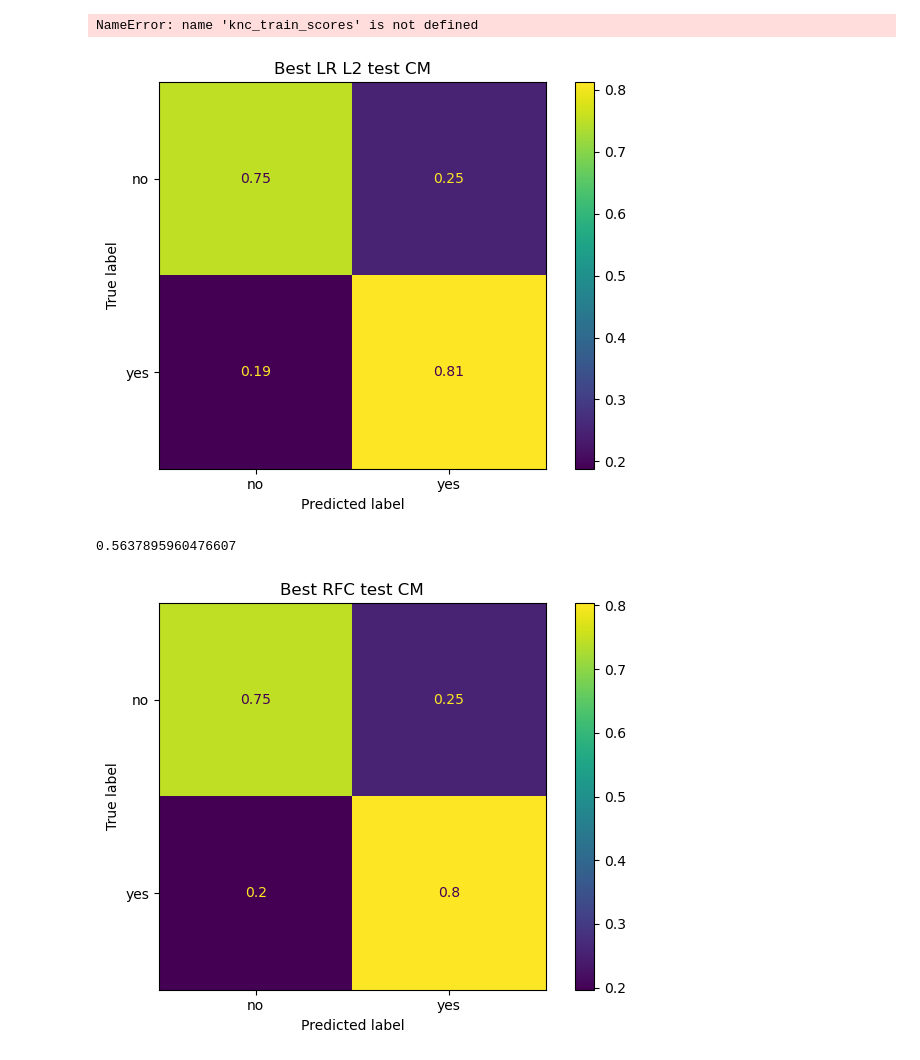
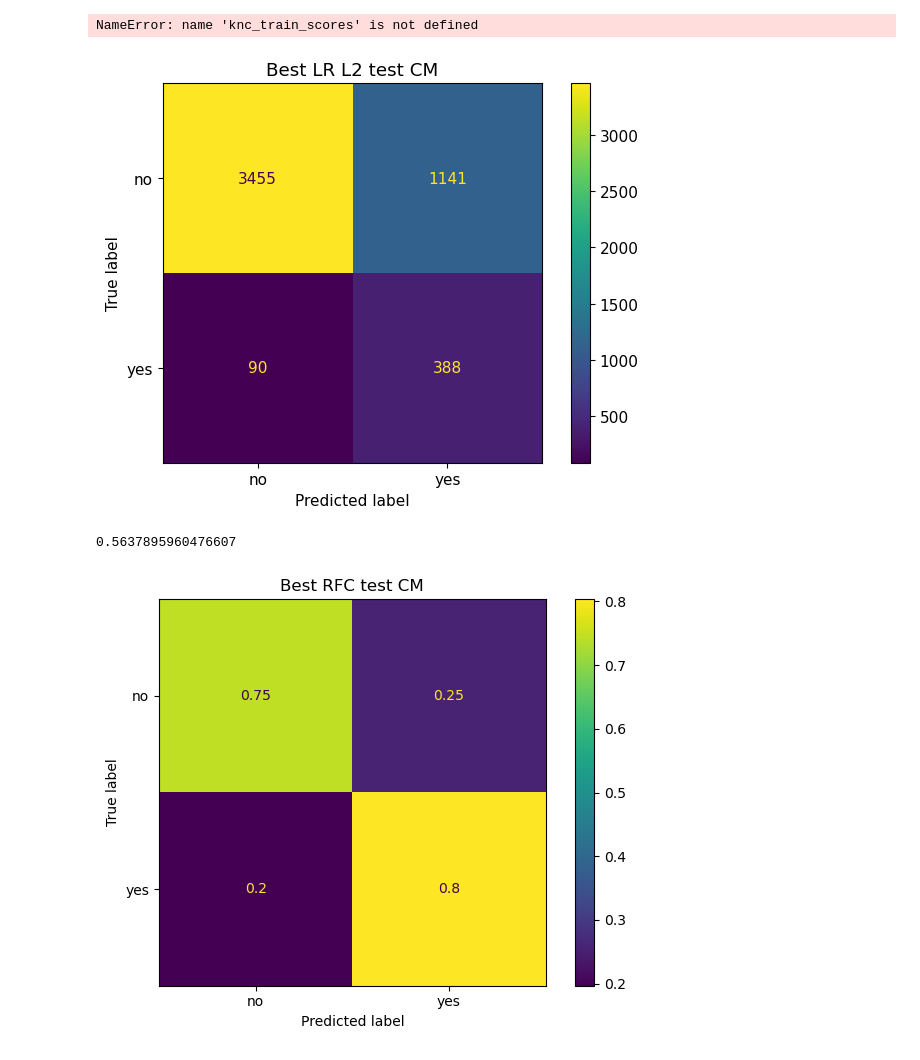
Before and after one commit to czheng27/data1030-midterm, a Jupyter notebook: final.ipynb, the cells around one changed output. Cells and saved outputs as stored; diff of their text form; code cells hidden in the pictures.

```diff
--- a/final.ipynb
+++ b/final.ipynb
@@ -644,18 +1087,18 @@ NameError: name 'knc_train_scores' is not defined
 # %%
 best_test_model = lr_best_models[np.argmax(lr_test_scores)]
 
-test_cf = confusion_matrix(y_test,best_test_model.predict(X_test),normalize='true')
+test_cf = confusion_matrix(y_test,best_test_model.predict(X_test))
 disp = ConfusionMatrixDisplay(test_cf,display_labels=['no', 'yes'])
 fig, ax = plt.subplots()
 disp.plot(ax=ax)
 plt.title('Best LR L2 test CM')
 plt.tight_layout()
 plt.savefig('lr l2 cm',dpi=300,bbox_inches='tight')
 plt.show()
 
 print(lr_test_scores[np.argmax(lr_test_scores)])
 # %% [output]
-[figure, old version]
+[figure, new version]
 0.5637895960476607
 # %%
 best_test_model = rfc_best_models[np.argmax(rfc_test_scores)]
```
Also changed, not shown: parts of 23 cells of this notebook, 9 other files.
